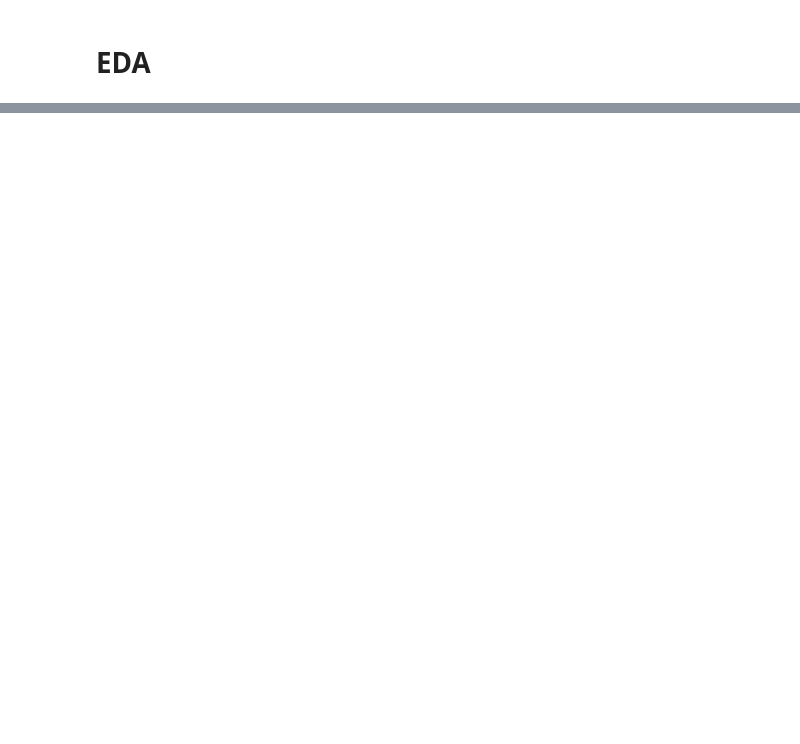
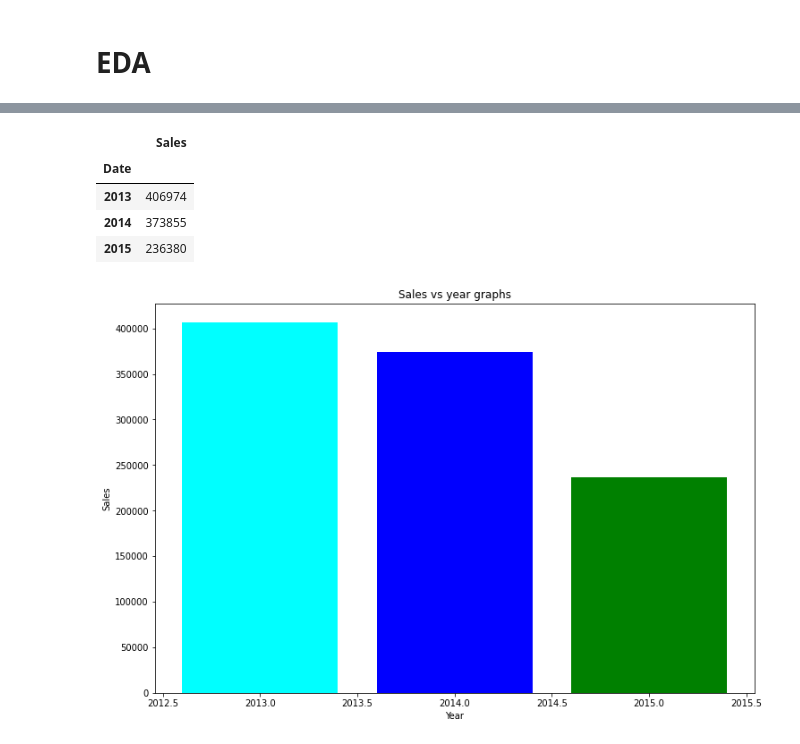
Before and after one commit to Shyamsundarkanaka/Rossmann-Sales-Prediction, a Jupyter notebook: Rossmann_Sales_Prediction_Capstone_Project.ipynb, the cells around one changed output, grey strips where cells are left out. Cells and saved outputs as stored; diff of their text form; code cells hidden in the pictures; blank space fills up the shorter version.

```diff
--- a/Rossmann_Sales_Prediction_Capstone_Project.ipynb
+++ b/Rossmann_Sales_Prediction_Capstone_Project.ipynb
@@ -457,0 +478,17 @@ plt.show()
+# %%
+# Checking over all sales for each year
+plt.figure(figsize=(12,8))
+df_temp = pd.DataFrame(df.groupby(df.Date.dt.year)['Sales'].count())
+plt.xlabel("Year")
+plt.ylabel("Sales")
+plt.title('Sales vs year graphs')
+
+plt.bar(df_temp.index, df_temp.Sales, color = ['cyan', 'blue', 'green'])
+df_temp
+# %% [output]
+|  | Sales |
+| Date |  |
+| 2013 | 406974 |
+| 2014 | 373855 |
+| 2015 | 236380 |
+[figure, added]
```
Also changed, not shown: parts of 85 cells of this notebook.
